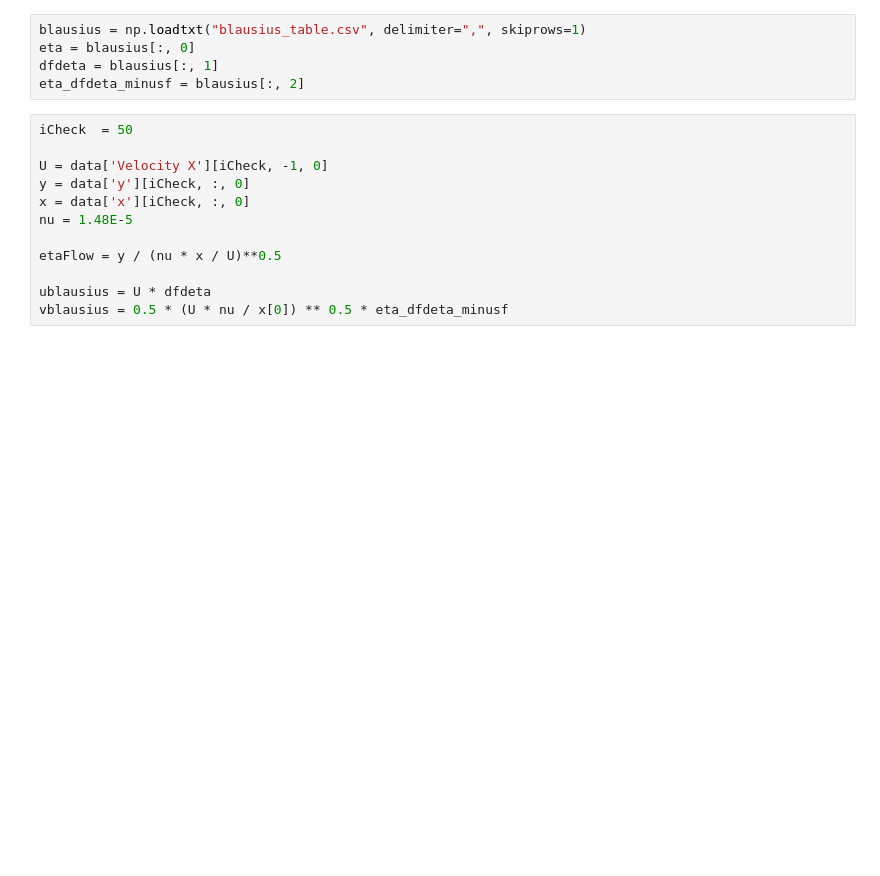
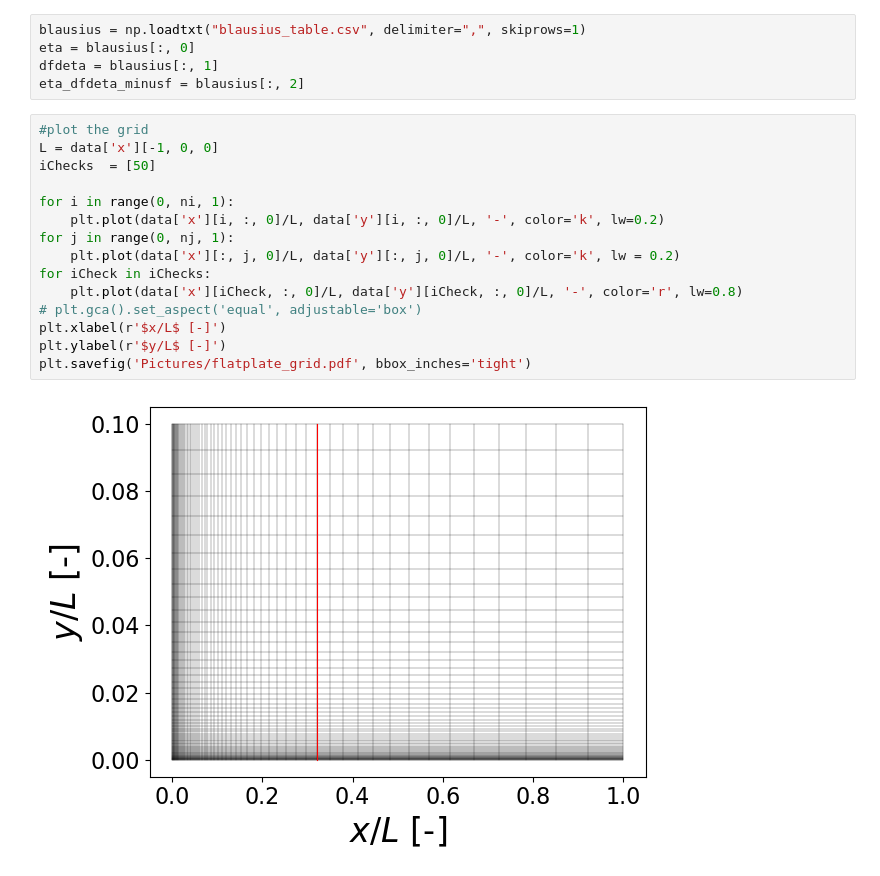
Before and after one commit to fneri13/CTurboBFM, a Jupyter notebook: run/viscousFlatPlate/plot_results.ipynb, the cells around one changed output. Drawn from its saved outputs; the diff is of its cells as text; blank space fills up the shorter version.

```diff
--- a/run/viscousFlatPlate/plot_results.ipynb
+++ b/run/viscousFlatPlate/plot_results.ipynb
@@ -18,16 +19,21 @@ blausius = np.loadtxt("blausius_table.csv", delimiter=",", skiprows=1)
 eta = blausius[:, 0]
 dfdeta = blausius[:, 1]
 eta_dfdeta_minusf = blausius[:, 2]
-# %%
-iCheck  = 50
-
-U = data['Velocity X'][iCheck, -1, 0]
-y = data['y'][iCheck, :, 0]
-x = data['x'][iCheck, :, 0]
-nu = 1.48E-5
-
-etaFlow = y / (nu * x / U)**0.5
-
-ublausius = U * dfdeta
-vblausius = 0.5 * (U * nu / x[0]) ** 0.5 * eta_dfdeta_minusf
+# %%
+#plot the grid
+L = data['x'][-1, 0, 0]
+iChecks  = [50]
+
+for i in range(0, ni, 1):
+    plt.plot(data['x'][i, :, 0]/L, data['y'][i, :, 0]/L, '-', color='k', lw=0.2)
+for j in range(0, nj, 1):
+    plt.plot(data['x'][:, j, 0]/L, data['y'][:, j, 0]/L, '-', color='k', lw = 0.2)
+for iCheck in iChecks:
+    plt.plot(data['x'][iCheck, :, 0]/L, data['y'][iCheck, :, 0]/L, '-', color='r', lw=0.8)
+# plt.gca().set_aspect('equal', adjustable='box')
+plt.xlabel(r'$x/L$ [-]')
+plt.ylabel(r'$y/L$ [-]')
+plt.savefig('Pictures/flatplate_grid.pdf', bbox_inches='tight')
+# %% [output]
+[figure, added]
 # %%
```
Also changed, not shown: parts of 2 cells of this notebook, 31 other files.
